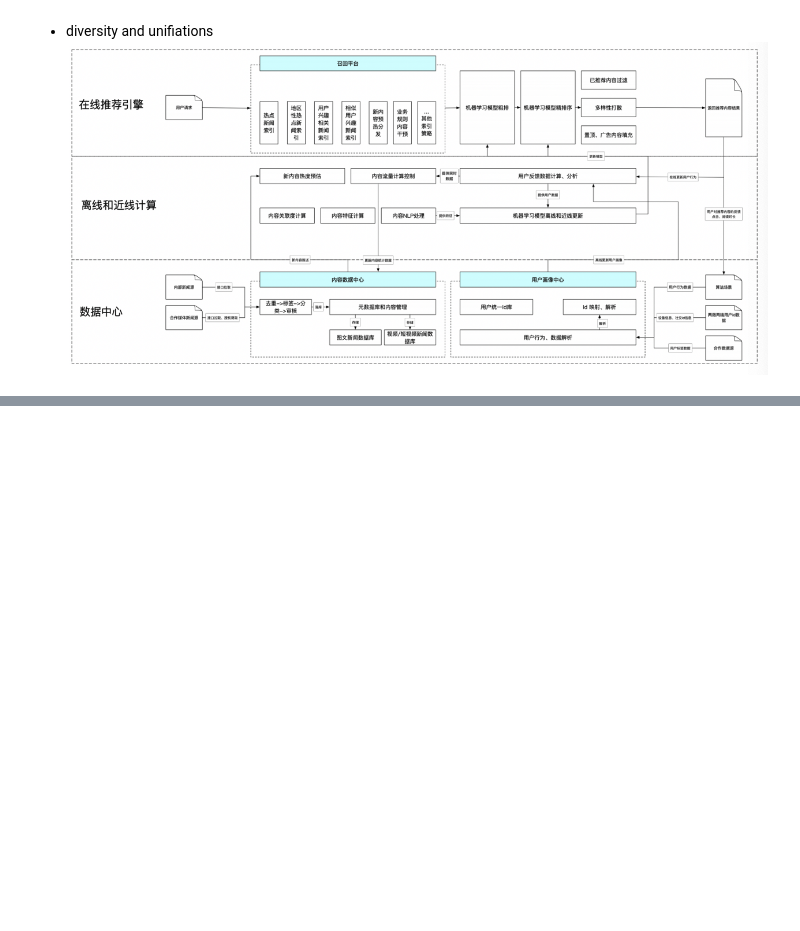
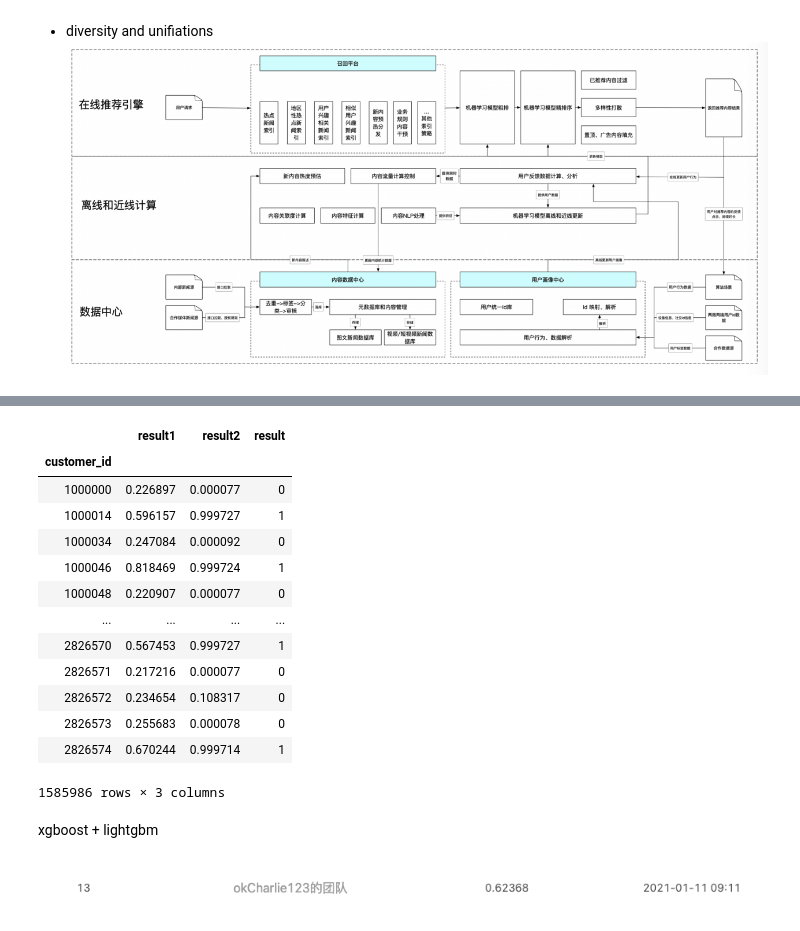
Before and after one commit to guanqin-123/kkb_notes, a Jupyter notebook: week8.ipynb, the cells around one changed output, grey strips where cells are left out. Cells and saved outputs as stored; diff of their text form; code cells hidden in the pictures; blank space fills up the shorter version.

```diff
--- a/week8.ipynb
+++ b/week8.ipynb
@@ -527,0 +690,2 @@ temp.to_csv('./test2.csv', index=False)
+# %%
+y_pred = pd.DataFrame(y_pred)
@@ -527,0 +706,8 @@ temp.to_csv('./test2.csv', index=False)
+# %%
+with open('test.pkl', 'rb') as file2:
+    test = pickle.load(file2)
+# %%
+test["result1"] = preds
+test["result2"] = y_pred
+result = pd.DataFrame(test[['result1','result2']])
+result
@@ -527,0 +729,3 @@ temp.to_csv('./test2.csv', index=False)
+# %%
+result["result"] = (result["result1"]+result["result2"])/2
+result["result"]
@@ -527,0 +746,23 @@ temp.to_csv('./test2.csv', index=False)
+# %%
+
+def f(x):
+    if x<0.5:
+        return 0
+    return 1
+result['result'] = result['result'].map(f)
+result
+# %% [output]
+|  | result1 | result2 | result |
+| customer_id |  |  |  |
+| 1000000 | 0.226897 | 0.000077 | 0 |
+| 1000014 | 0.596157 | 0.999727 | 1 |
+| 1000034 | 0.247084 | 0.000092 | 0 |
+| 1000046 | 0.818469 | 0.999724 | 1 |
+| 1000048 | 0.220907 | 0.000077 | 0 |
+| ... | ... | ... | ... |
+| 2826570 | 0.567453 | 0.999727 | 1 |
+| 2826571 | 0.217216 | 0.000077 | 0 |
+| 2826572 | 0.234654 | 0.108317 | 0 |
+| 2826573 | 0.255683 | 0.000078 | 0 |
+| 2826574 | 0.670244 | 0.999714 | 1 |
+1585986 rows × 3 columns
@@ -527,0 +772,4 @@ temp.to_csv('./test2.csv', index=False)
+# %% [markdown]
+xgboost + lightgbm
+
+![Screen%20Shot%202021-01-11%20at%2012.18.36%20pm.png](attachment:Screen%20Shot%202021-01-11%20at%2012.18.36%20pm.png)
```
Also changed, not shown: parts of 11 cells of this notebook.
